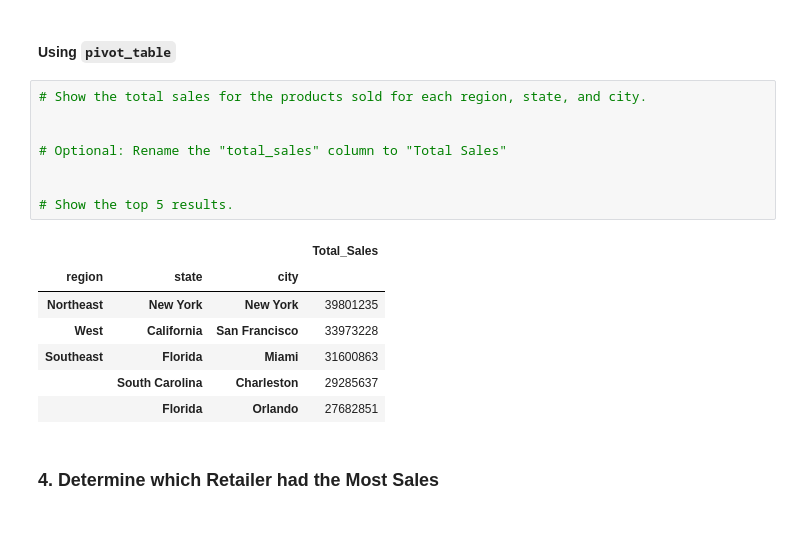
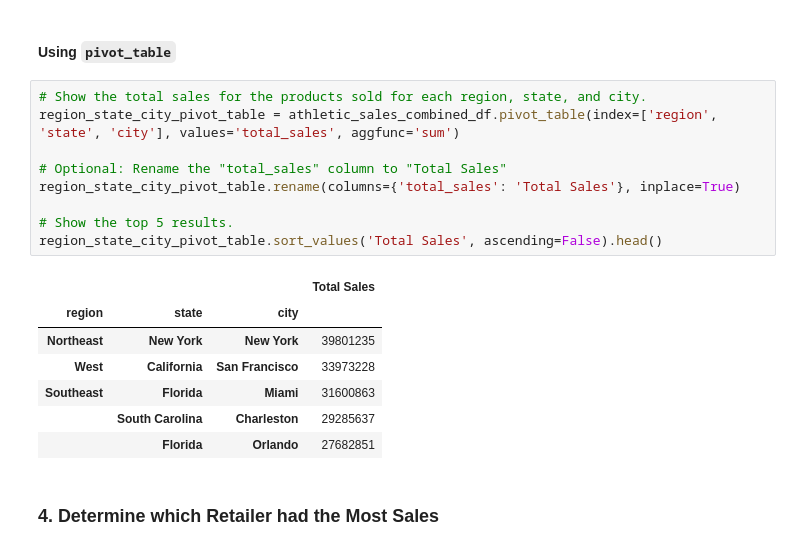
Before and after one commit to T-Haight/athletic_sales_analysis, a Jupyter notebook: Starter_Code/athletic_sales_analysis.ipynb, the cells around one changed output. Saved outputs shown, nothing was run; the diff lists cells and outputs as text.

Commit message:
Added pivot tables and determined the day/week with the most women's athletic footwear sales

```diff
--- a/Starter_Code/athletic_sales_analysis.ipynb
+++ b/Starter_Code/athletic_sales_analysis.ipynb
@@ -244,14 +245,15 @@ region_state_city_df.sort_values(by='Total_Sales', ascending=False).head()
 #### Using `pivot_table`
 # %%
 # Show the total sales for the products sold for each region, state, and city.
-
+region_state_city_pivot_table = athletic_sales_combined_df.pivot_table(index=['region', 'state', 'city'], values='total_sales', aggfunc='sum')
 
 # Optional: Rename the "total_sales" column to "Total Sales"
-
+region_state_city_pivot_table.rename(columns={'total_sales': 'Total Sales'}, inplace=True)
 
 # Show the top 5 results.
+region_state_city_pivot_table.sort_values('Total Sales', ascending=False).head()
 # %% [output]
-|  |  |  | Total_Sales |
+|  |  |  | Total Sales |
 | region | state | city |  |
 | Northeast | New York | New York | 39801235 |
 | West | California | San Francisco | 33973228 |
```
Also changed, not shown: parts of 8 cells of this notebook.
